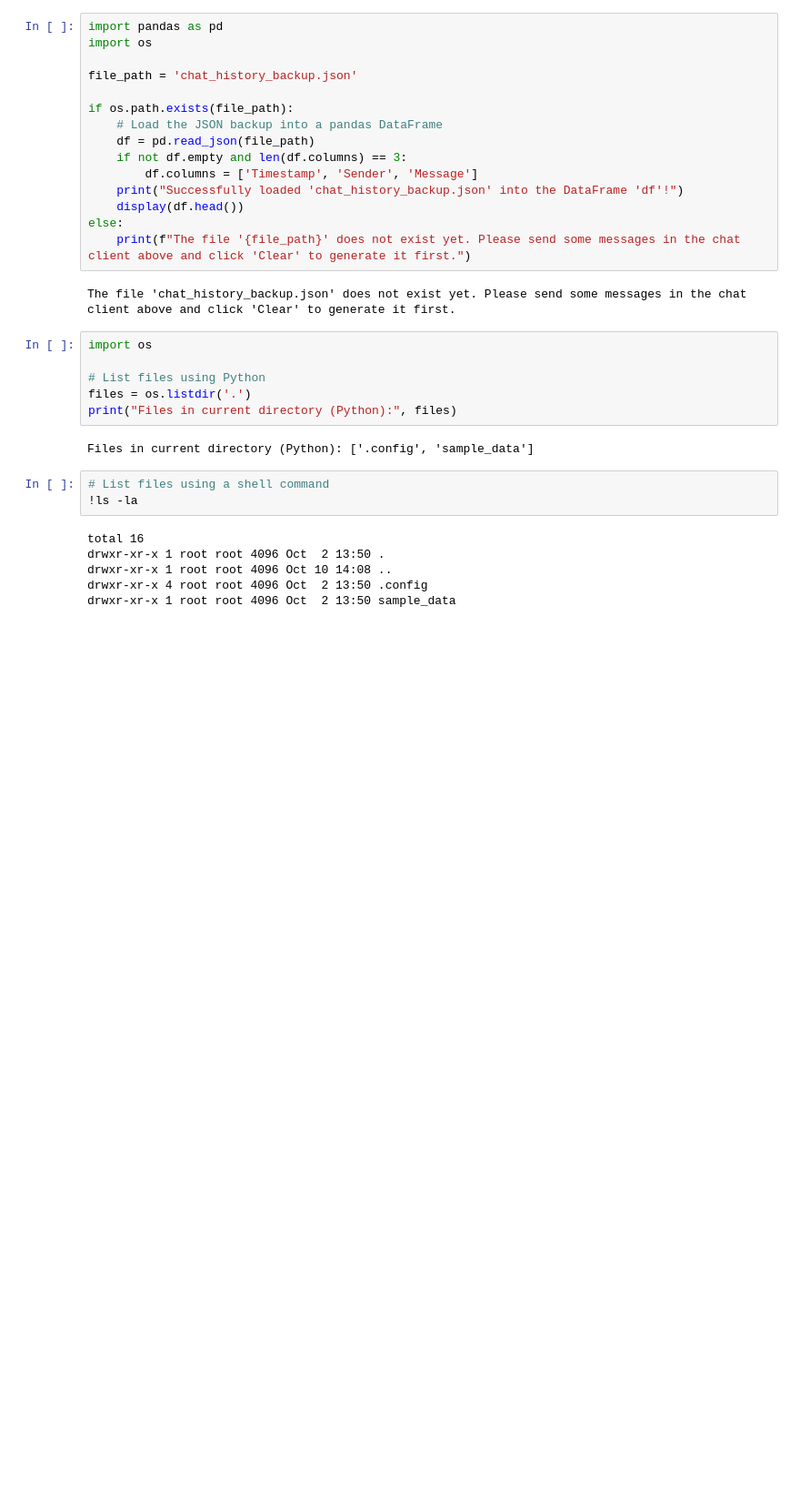
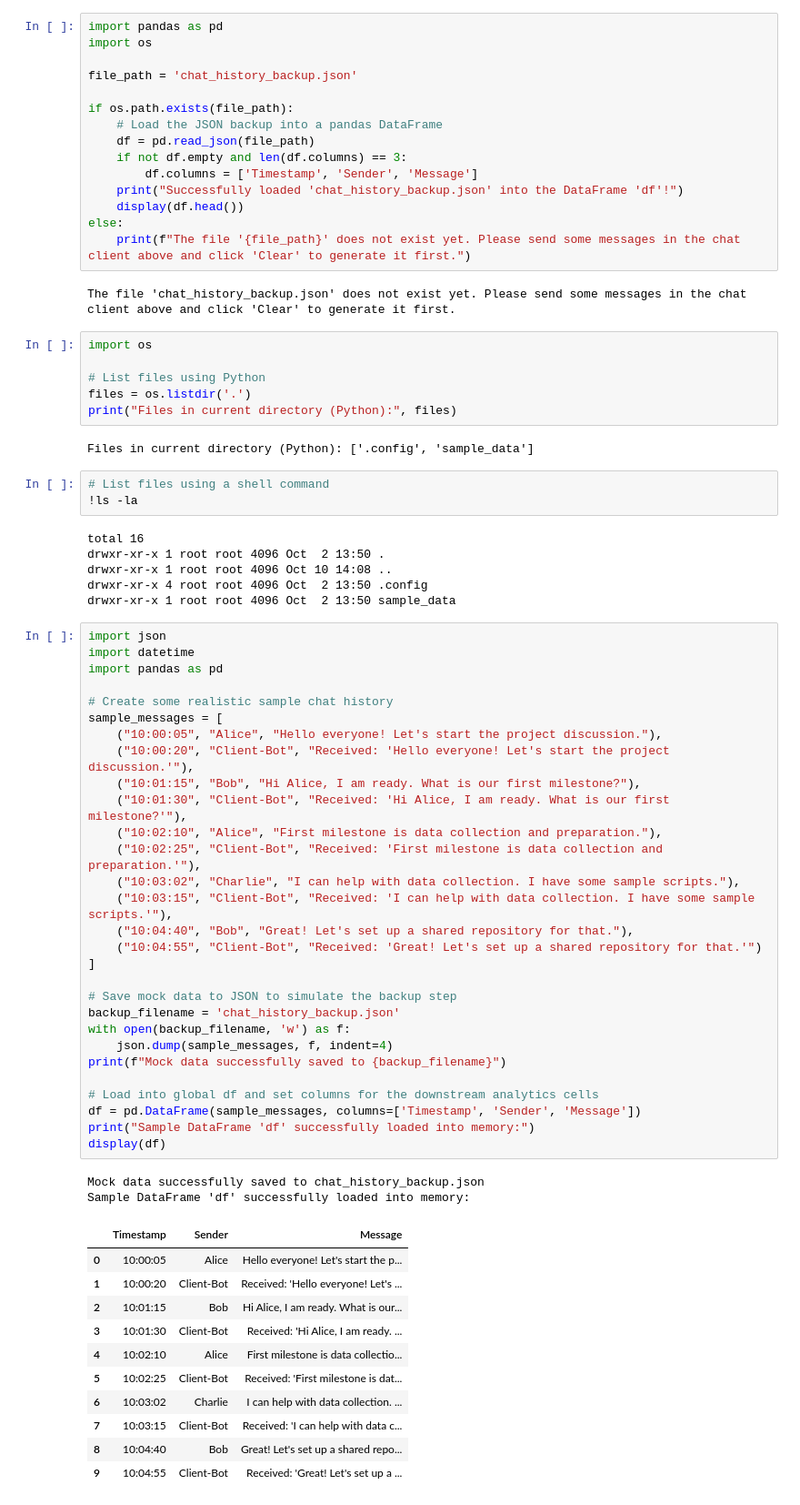
Before and after one commit to JacekDrzycimski/6tunnel, a Jupyter notebook: Comms_3_UI.ipynb, the cells around one changed output. Shown at 91% size. Saved outputs shown, nothing was run; the diff lists cells and outputs as text; blank space fills up the shorter version.

```diff
--- a/Comms_3_UI.ipynb
+++ b/Comms_3_UI.ipynb
@@ -407,3 +407,46 @@ drwxr-xr-x 1 root root 4096 Oct  2 13:50 .
 drwxr-xr-x 1 root root 4096 Oct 10 14:08 ..
 drwxr-xr-x 4 root root 4096 Oct  2 13:50 .config
 drwxr-xr-x 1 root root 4096 Oct  2 13:50 sample_data
+# %%
+import json
+import datetime
+import pandas as pd
+
+# Create some realistic sample chat history
+sample_messages = [
+    ("10:00:05", "Alice", "Hello everyone! Let's start the project discussion."),
+    ("10:00:20", "Client-Bot", "Received: 'Hello everyone! Let's start the project discussion.'"),
+    ("10:01:15", "Bob", "Hi Alice, I am ready. What is our first milestone?"),
+    ("10:01:30", "Client-Bot", "Received: 'Hi Alice, I am ready. What is our first milestone?'"),
+    ("10:02:10", "Alice", "First milestone is data collection and preparation."),
+    ("10:02:25", "Client-Bot", "Received: 'First milestone is data collection and preparation.'"),
+    ("10:03:02", "Charlie", "I can help with data collection. I have some sample scripts."),
+    ("10:03:15", "Client-Bot", "Received: 'I can help with data collection. I have some sample scripts.'"),
+    ("10:04:40", "Bob", "Great! Let's set up a shared repository for that."),
+    ("10:04:55", "Client-Bot", "Received: 'Great! Let's set up a shared repository for that.'")
+]
+
+# Save mock data to JSON to simulate the backup step
+backup_filename = 'chat_history_backup.json'
+with open(backup_filename, 'w') as f:
+    json.dump(sample_messages, f, indent=4)
+print(f"Mock data successfully saved to {backup_filename}")
+
+# Load into global df and set columns for the downstream analytics cells
+df = pd.DataFrame(sample_messages, columns=['Timestamp', 'Sender', 'Message'])
+print("Sample DataFrame 'df' successfully loaded into memory:")
+display(df)
+# %% [output]
+Mock data successfully saved to chat_history_backup.json
+Sample DataFrame 'df' successfully loaded into memory:
+|  | Timestamp | Sender | Message |
+| 0 | 10:00:05 | Alice | Hello everyone! Let's start the p... |
+| 1 | 10:00:20 | Client-Bot | Received: 'Hello everyone! Let's ... |
+| 2 | 10:01:15 | Bob | Hi Alice, I am ready. What is our... |
+| 3 | 10:01:30 | Client-Bot | Received: 'Hi Alice, I am ready. ... |
+| 4 | 10:02:10 | Alice | First milestone is data collectio... |
+| 5 | 10:02:25 | Client-Bot | Received: 'First milestone is dat... |
+| 6 | 10:03:02 | Charlie | I can help with data collection. ... |
+| 7 | 10:03:15 | Client-Bot | Received: 'I can help with data c... |
+| 8 | 10:04:40 | Bob | Great! Let's set up a shared repo... |
+| 9 | 10:04:55 | Client-Bot | Received: 'Great! Let's set up a ... |
```
Also changed, not shown: parts of 1 cell of this notebook.
